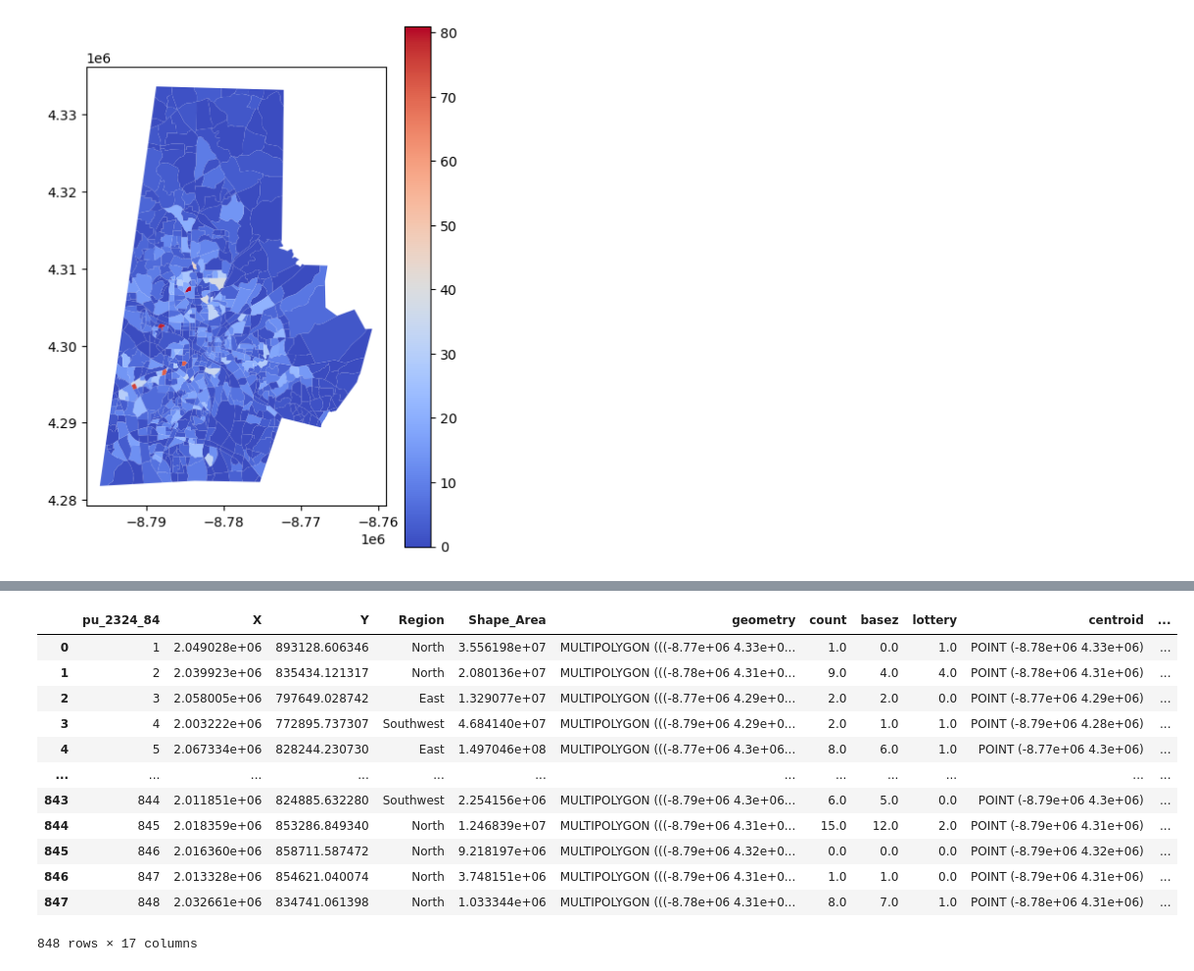
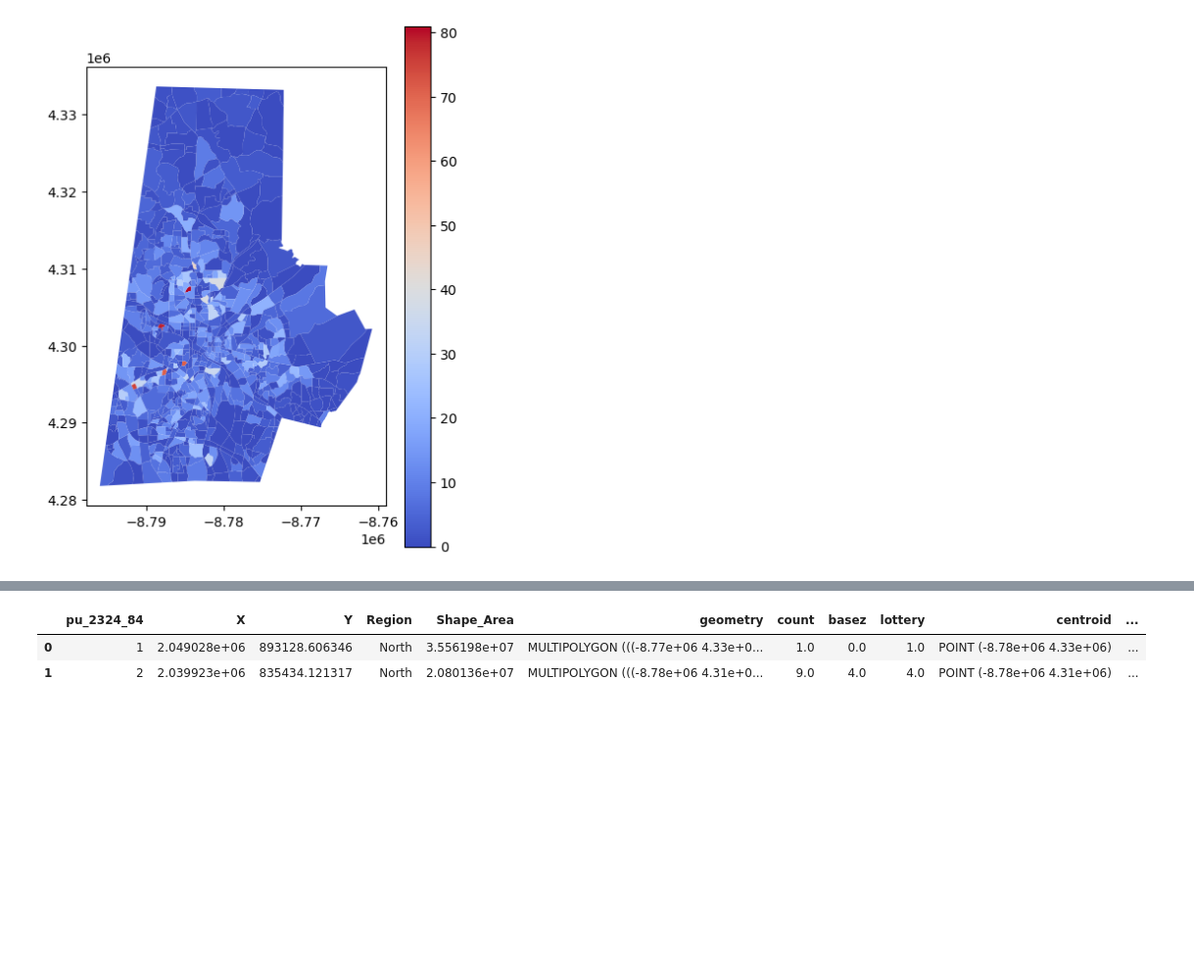
Before and after one commit to olublin/DPS-Planning, a Jupyter notebook: Base_Projection.ipynb, the cells around one changed output, grey strips where cells are left out. Shown: that part at 98% size. Saved outputs shown, nothing was run; the diff lists cells and outputs as text; code cells hidden in the pictures; blank space fills up the shorter version.

Commit message:
working on assignment model

```diff
--- a/Base_Projection.ipynb
+++ b/Base_Projection.ipynb
@@ -195,36 +120,5 @@ dps_base_hs.plot(ax=plt.gca(), color = 'white')
 # %%
-#write high school boundary assignment as a function
-
-def assign_hs(pu):
-    #[Southern, Hillside, Northern, Riverside, Jordan] = [dps_base_hs.iloc[0,28].distance(pu),
-     #                                                    dps_base_hs.iloc[1,28].distance(pu),
-      #                                                   dps_base_hs.iloc[2,28].distance(pu),
-       #                                                  dps_base_hs.iloc[3,28].distance(pu),
-        #                                                 dps_base_hs.iloc[4,28].distance(pu)]
-
-
-    #distances = {'Southern':Southern,
-     #            'Hillside':Hillside,
-      #           'Northern':Northern,
-       #          'Riverside':Riverside,
-        #         'Jordan':Jordan}
-
-    #min(distances, key = distances.get)
-    dps_base_hs.iloc[0,28].distance(pu)
-
-#hs_2028_geo['assign_1'] = hs_2028_geo['centroid'].apply(assign_hs)
-hs_2028_geo
 # %% [output]
 |  | pu_2324_84 | X | Y | Region | Shape_Area | geometry | count | basez | lottery | centroid | ... |
 | 0 | 1 | 2.049028e+06 | 893128.606346 | North | 3.556198e+07 | MULTIPOLYGON (((-8.77e+06 4.33e+0... | 1.0 | 0.0 | 1.0 | POINT (-8.78e+06 4.33e+06) | ... |
 | 1 | 2 | 2.039923e+06 | 835434.121317 | North | 2.080136e+07 | MULTIPOLYGON (((-8.78e+06 4.31e+0... | 9.0 | 4.0 | 4.0 | POINT (-8.78e+06 4.31e+06) | ... |
-| 2 | 3 | 2.058005e+06 | 797649.028742 | East | 1.329077e+07 | MULTIPOLYGON (((-8.77e+06 4.29e+0... | 2.0 | 2.0 | 0.0 | POINT (-8.77e+06 4.29e+06) | ... |
-| 3 | 4 | 2.003222e+06 | 772895.737307 | Southwest | 4.684140e+07 | MULTIPOLYGON (((-8.79e+06 4.29e+0... | 2.0 | 1.0 | 1.0 | POINT (-8.79e+06 4.28e+06) | ... |
-| 4 | 5 | 2.067334e+06 | 828244.230730 | East | 1.497046e+08 | MULTIPOLYGON (((-8.77e+06 4.3e+06... | 8.0 | 6.0 | 1.0 | POINT (-8.77e+06 4.3e+06) | ... |
-| ... | ... | ... | ... | ... | ... | ... | ... | ... | ... | ... | ... |
-| 843 | 844 | 2.011851e+06 | 824885.632280 | Southwest | 2.254156e+06 | MULTIPOLYGON (((-8.79e+06 4.3e+06... | 6.0 | 5.0 | 0.0 | POINT (-8.79e+06 4.3e+06) | ... |
-| 844 | 845 | 2.018359e+06 | 853286.849340 | North | 1.246839e+07 | MULTIPOLYGON (((-8.79e+06 4.31e+0... | 15.0 | 12.0 | 2.0 | POINT (-8.79e+06 4.31e+06) | ... |
-| 845 | 846 | 2.016360e+06 | 858711.587472 | North | 9.218197e+06 | MULTIPOLYGON (((-8.79e+06 4.32e+0... | 0.0 | 0.0 | 0.0 | POINT (-8.79e+06 4.32e+06) | ... |
-| 846 | 847 | 2.013328e+06 | 854621.040074 | North | 3.748151e+06 | MULTIPOLYGON (((-8.79e+06 4.31e+0... | 1.0 | 1.0 | 0.0 | POINT (-8.79e+06 4.31e+06) | ... |
-| 847 | 848 | 2.032661e+06 | 834741.061398 | North | 1.033344e+06 | MULTIPOLYGON (((-8.78e+06 4.31e+0... | 8.0 | 7.0 | 1.0 | POINT (-8.78e+06 4.31e+06) | ... |
-848 rows × 17 columns
```
Also changed, not shown: parts of 9 cells of this notebook.
